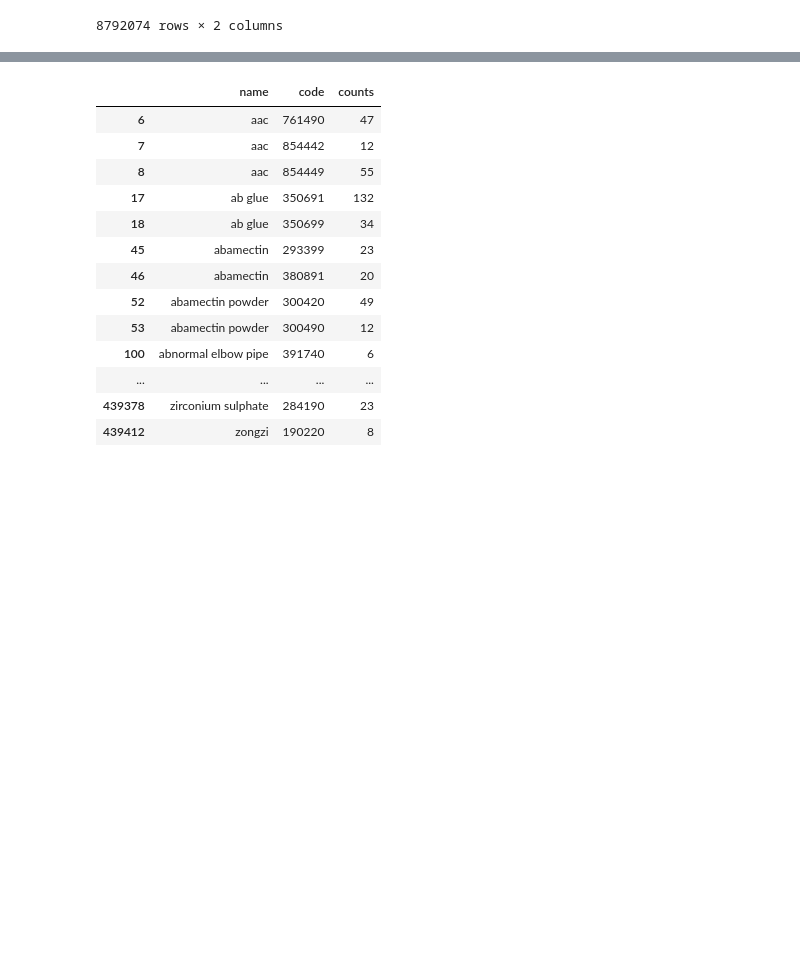
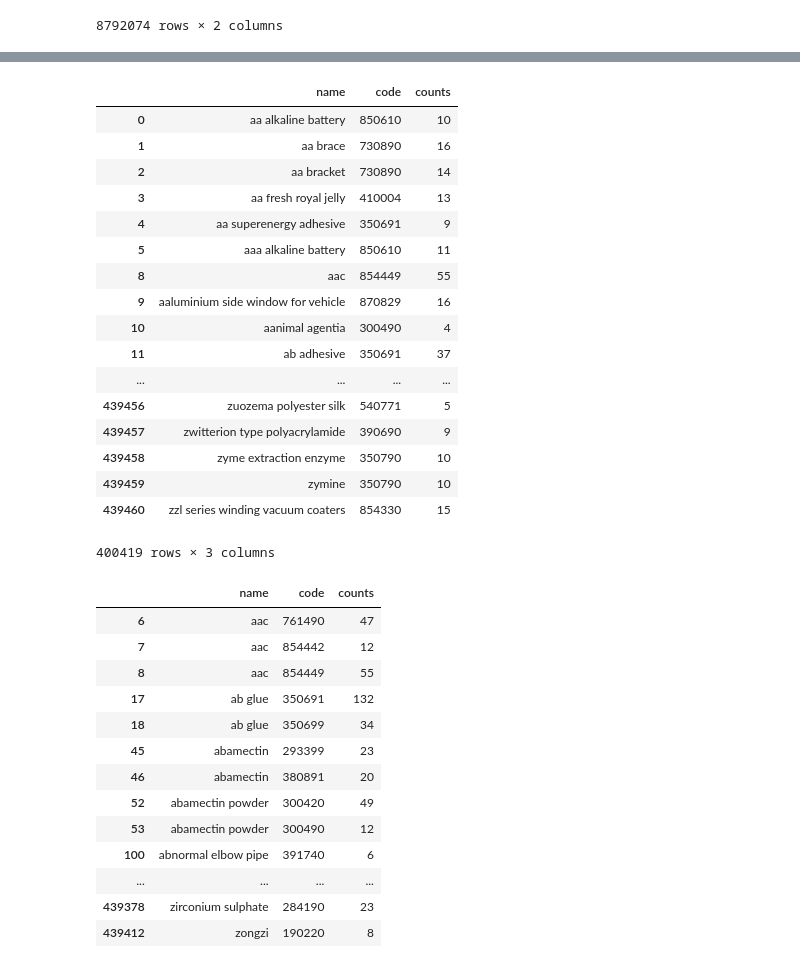
Before and after one commit to yiyc-kr/pandas-modules, a Jupyter notebook: pandas_study.ipynb, the cells around one changed output, grey strips where cells are left out. Saved outputs shown, nothing was run; the diff lists cells and outputs as text; code cells hidden in the pictures; blank space fills up the shorter version.

```diff
--- a/pandas_study.ipynb
+++ b/pandas_study.ipynb
@@ -190,3 +216,24 @@ df2.name[6]
+# %%
+df2.iloc[df2.groupby("name")["counts"].idxmax()]
+# %% [output]
+|  | name | code | counts |
+| 0 | aa alkaline battery | 850610 | 10 |
+| 1 | aa brace | 730890 | 16 |
+| 2 | aa bracket | 730890 | 14 |
+| 3 | aa fresh royal jelly | 410004 | 13 |
+| 4 | aa superenergy adhesive | 350691 | 9 |
+| 5 | aaa alkaline battery | 850610 | 11 |
+| 8 | aac | 854449 | 55 |
+| 9 | aaluminium side window for vehicle | 870829 | 16 |
+| 10 | aanimal agentia | 300490 | 4 |
+| 11 | ab adhesive | 350691 | 37 |
+| ... | ... | ... | ... |
+| 439456 | zuozema polyester silk | 540771 | 5 |
+| 439457 | zwitterion type polyacrylamide | 390690 | 9 |
+| 439458 | zyme extraction enzyme | 350790 | 10 |
+| 439459 | zymine | 350790 | 10 |
+| 439460 | zzl series winding vacuum coaters | 854330 | 15 |
+400419 rows × 3 columns
 # %%
 # Show same name with different code
 df2[df2.duplicated(["name"], keep=False)]
```
Also changed, not shown: parts of 7 cells of this notebook.
